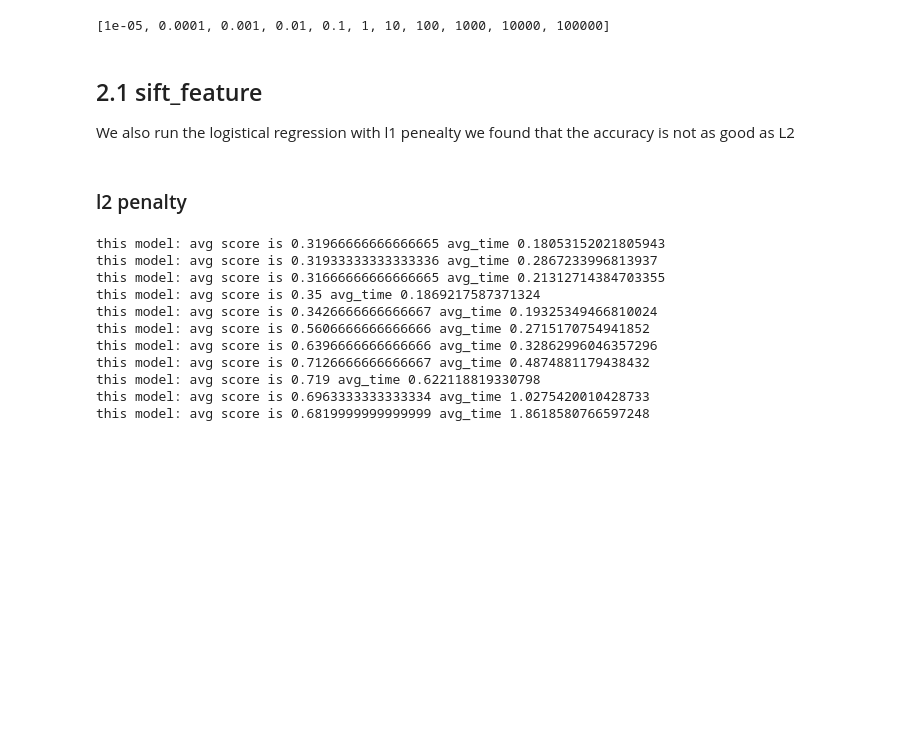
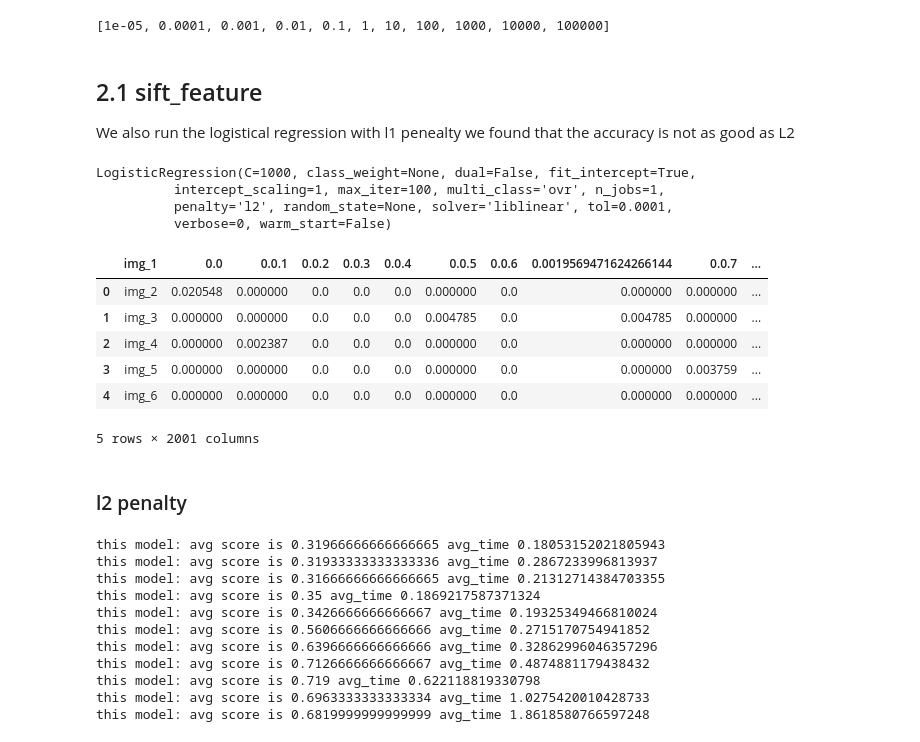
Before and after one commit to TZstatsADS/Spring2018-Project3-Group4, a Jupyter notebook: lib/Model Selection_ logistic regression.ipynb, the cells around one changed output. Drawn from its saved outputs; the diff is of its cells as text; code cells hidden in the pictures; blank space fills up the shorter version.

Commit message:
test_data

```diff
--- a/lib/Model Selection_ logistic regression.ipynb
+++ b/lib/Model Selection_ logistic regression.ipynb
@@ -120,0 +125,21 @@ We also run the logistical regression with l1 penealty we found that the accurac
+# %%
+clf=LogisticRegression(penalty='l2',C=1000)
+clf.fit(X_train,y_train)
+# %% [output]
+LogisticRegression(C=1000, class_weight=None, dual=False, fit_intercept=True,
+          intercept_scaling=1, max_iter=100, multi_class='ovr', n_jobs=1,
+          penalty='l2', random_state=None, solver='liblinear', tol=0.0001,
+          verbose=0, warm_start=False)
+# %%
+X_test_path="C:\\Users\\Wesle\\Desktop\\test_set\\test_set\\SIFT_test.csv"
+# %%
+X_test=pd.read_csv(X_test_path)
+X_test.head()
+# %% [output]
+|  | img_1 | 0.0 | 0.0.1 | 0.0.2 | 0.0.3 | 0.0.4 | 0.0.5 | 0.0.6 | 0.0019569471624266144 | 0.0.7 | ... |
+| 0 | img_2 | 0.020548 | 0.000000 | 0.0 | 0.0 | 0.0 | 0.000000 | 0.0 | 0.000000 | 0.000000 | ... |
+| 1 | img_3 | 0.000000 | 0.000000 | 0.0 | 0.0 | 0.0 | 0.004785 | 0.0 | 0.004785 | 0.000000 | ... |
+| 2 | img_4 | 0.000000 | 0.002387 | 0.0 | 0.0 | 0.0 | 0.000000 | 0.0 | 0.000000 | 0.000000 | ... |
+| 3 | img_5 | 0.000000 | 0.000000 | 0.0 | 0.0 | 0.0 | 0.000000 | 0.0 | 0.000000 | 0.003759 | ... |
+| 4 | img_6 | 0.000000 | 0.000000 | 0.0 | 0.0 | 0.0 | 0.000000 | 0.0 | 0.000000 | 0.000000 | ... |
+5 rows × 2001 columns
```
Also changed, not shown: parts of 4 cells of this notebook, 3 other files.
